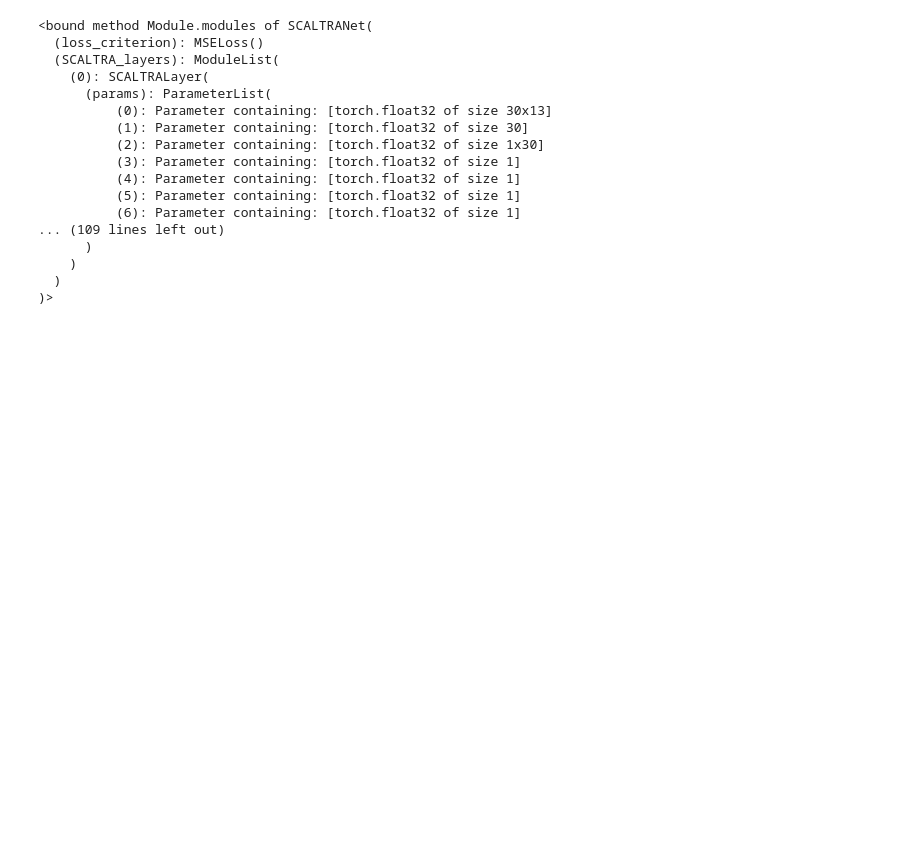
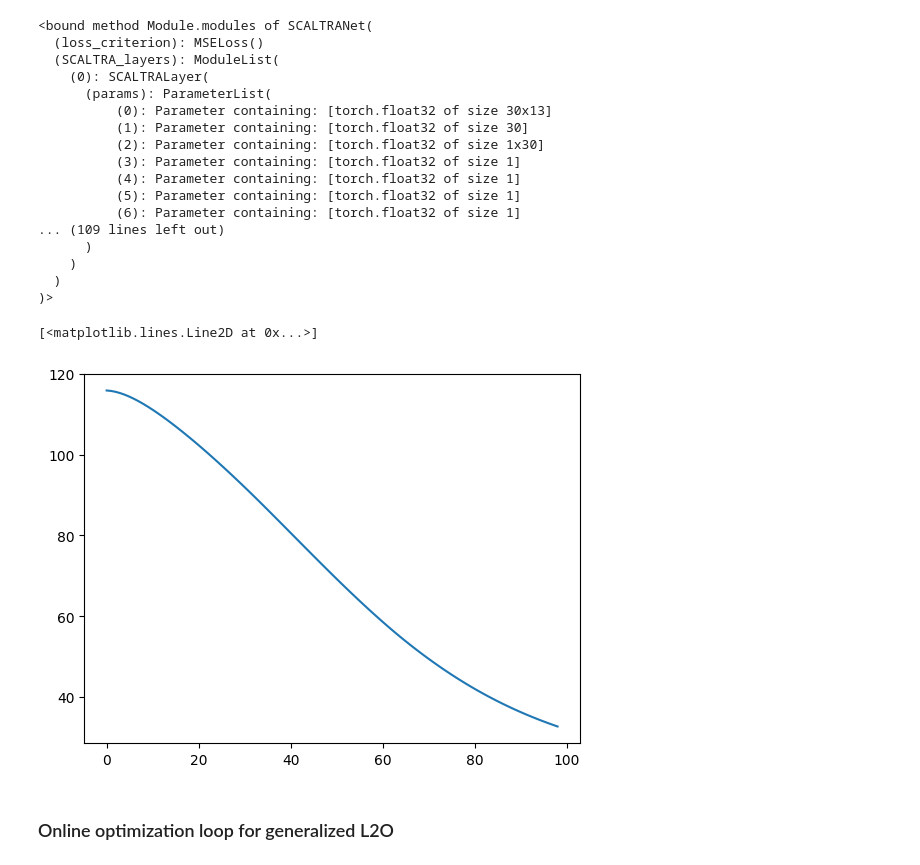
Before and after one commit to LeoDiNino97/NonconvexSparseLearningUnrolledSCA, a Jupyter notebook: Neural optimizers/SCALTRA_primer.ipynb, the cells around one changed output. Saved outputs shown, nothing was run; the diff lists cells and outputs as text; code cells hidden in the pictures; blank space fills up the shorter version.

```diff
--- a/Neural optimizers/SCALTRA_primer.ipynb
+++ b/Neural optimizers/SCALTRA_primer.ipynb
@@ -329,12 +331,11 @@ ______________
 # %%
 class SyntheticModels():
-    def __init__(self, model, features_num, output_size, M, N, s_sigma = 0.5, eps_sigma = 0.01, size = 1000, batch_size = 256):
+    def __init__(self, model, features_num, output_size, M, s_sigma = 0.5, eps_sigma = 0.01, size = 1000, batch_size = 256):
 
         #self.model = model
         self.features_num = features_num
         self.output_size = output_size
         self.M = M
-        self.N = N
 
         self.size = size    # Size of the dataset
 
@@ -381,4 +382,4 @@ model = nn.Sequential(
 optimizer = torch.optim.Adam(params=model.parameters(), lr=1e-1, weight_decay = 5e-4)
 criterion = nn.MSELoss()
 # %%
-synthetic_models = SyntheticModels(model, 13, 1, 300, 50, batch_size = 1)
+synthetic_models = SyntheticModels(model, 13, 1, 300, size = 50, batch_size = 1)
@@ -452,6 +455,7 @@ class SCALTRANet(nn.Module):
                                                           self.tau_0[i],
                                                           self.gamma_0[i]
                                                           ) for i in range(self.T)])
+
     def reinitialization(self, model):
 
         for layer in model.modules():
@@ -461,8 +465,8 @@ class SCALTRANet(nn.Module):
         return model
 
     def forward(self, model, X, y):
-        model = self.reinitialization(model)
         M = copy.deepcopy(model)
+        M = self.reinitialization(M)
 
         for i in tqdm(range(self.T-1)):
             model = copy.deepcopy(M)
@@ -510,3 +514,10 @@ optimizer.modules
 m = optimizer.forward(synthetic_models.data[1][0],
                       synthetic_models.data[1][1],
                       synthetic_models.data[1][2])
+# %%
+plt.plot(optimizer.train_losses)
+# %% [output]
+[<matplotlib.lines.Line2D at 0x...>]
+[figure, added]
+# %% [markdown]
+### Online optimization loop for generalized L2O
```
Also changed, not shown: parts of 4 cells of this notebook.
